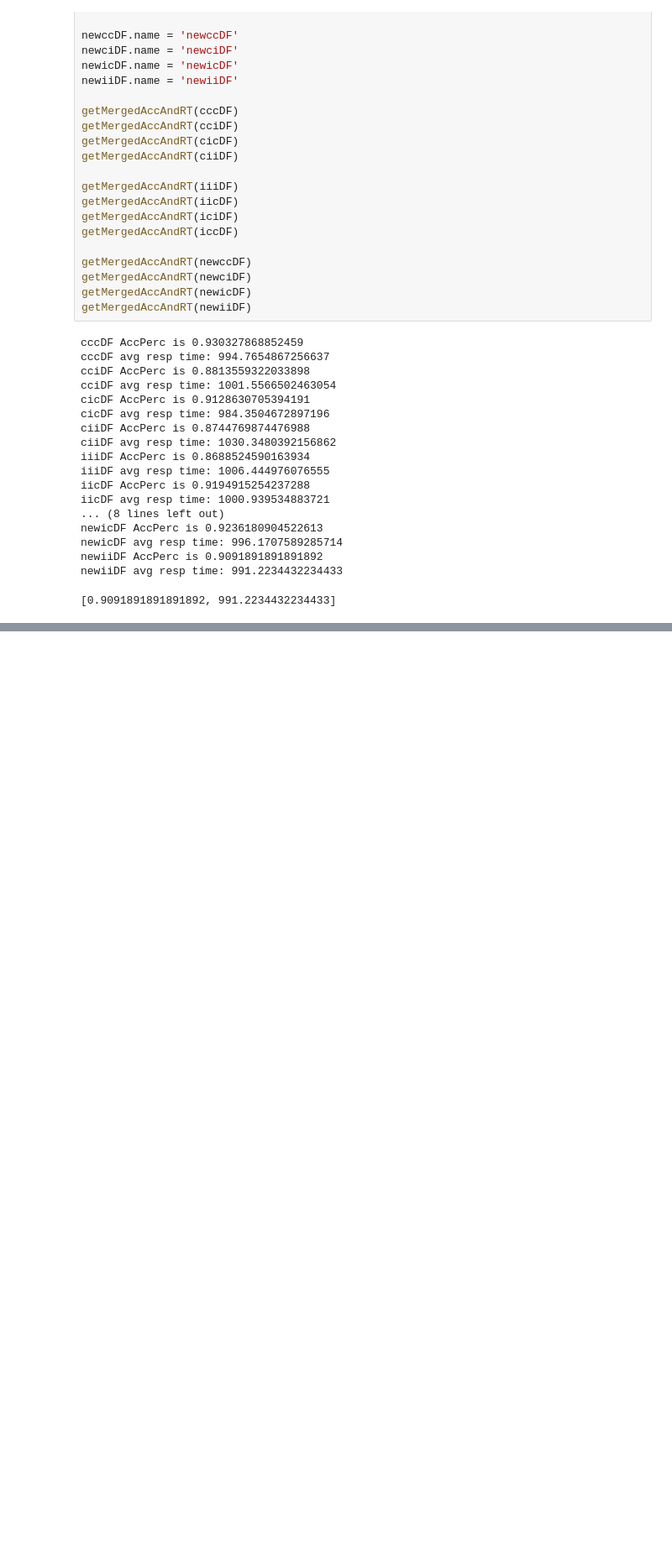
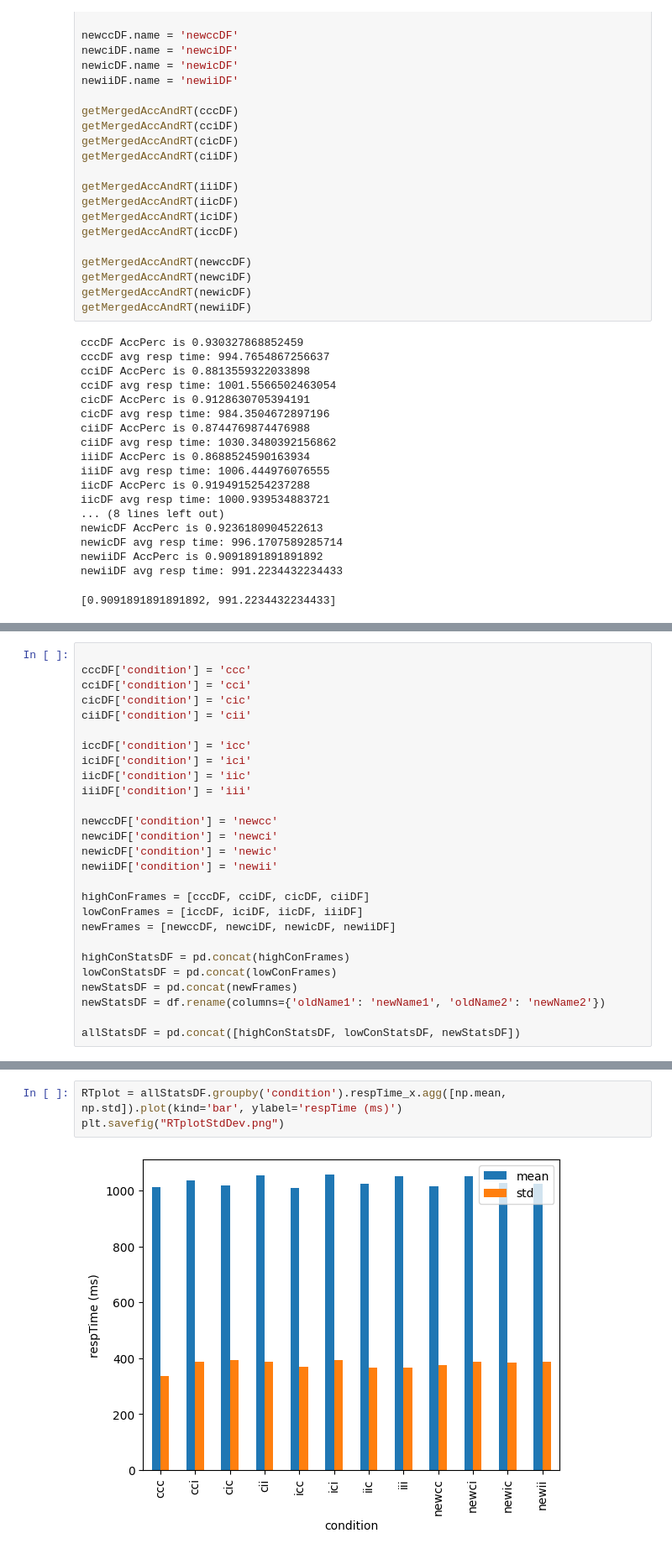
Before and after one commit to jimzhang629/contextFlanker2.0, a Jupyter notebook: analysis/makecsv.ipynb, the cells around one changed output, grey strips where cells are left out. Shown at 84% size. Cells and saved outputs as stored; diff of their text form; blank space fills up the shorter version.

Commit message:
fix some plots

```diff
--- a/analysis/makecsv.ipynb
+++ b/analysis/makecsv.ipynb
@@ -514,0 +532,27 @@ plt.show()
+# %%
+
+cccDF['condition'] = 'ccc'
+cciDF['condition'] = 'cci'
+cicDF['condition'] = 'cic'
+ciiDF['condition'] = 'cii'
+
+iccDF['condition'] = 'icc'
+iciDF['condition'] = 'ici'
+iicDF['condition'] = 'iic'
+iiiDF['condition'] = 'iii'
+
+newccDF['condition'] = 'newcc'
+newciDF['condition'] = 'newci'
+newicDF['condition'] = 'newic'
+newiiDF['condition'] = 'newii'
+
+highConFrames = [cccDF, cciDF, cicDF, ciiDF]
+lowConFrames = [iccDF, iciDF, iicDF, iiiDF]
+newFrames = [newccDF, newciDF, newicDF, newiiDF]
+
+highConStatsDF = pd.concat(highConFrames)
+lowConStatsDF = pd.concat(lowConFrames)
+newStatsDF = pd.concat(newFrames)
+newStatsDF = df.rename(columns={'oldName1': 'newName1', 'oldName2': 'newName2'})
+
+allStatsDF = pd.concat([highConStatsDF, lowConStatsDF, newStatsDF])
@@ -514,0 +577,5 @@ plt.show()
+# %%
+RTplot = allStatsDF.groupby('condition').respTime_x.agg([np.mean, np.std]).plot(kind='bar', ylabel='respTime (ms)')
+plt.savefig("RTplotStdDev.png")
+# %% [output]
+[figure, added]
```
Also changed, not shown: parts of 20 cells of this notebook, 12 other files.
